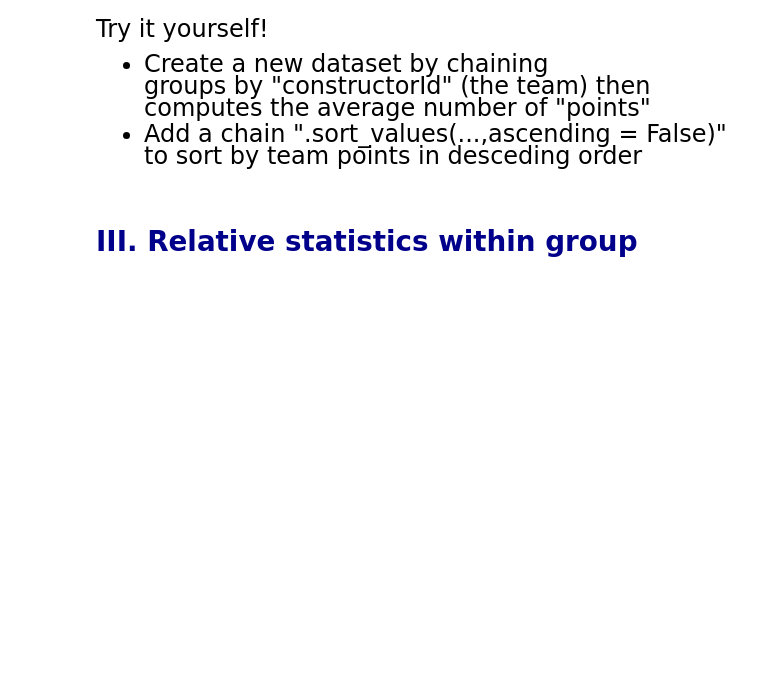
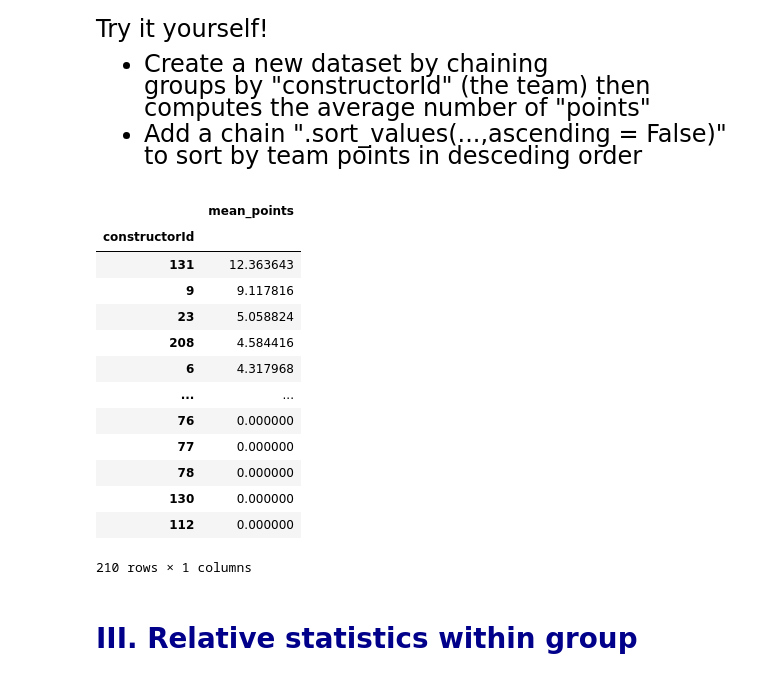
Before and after one commit to zoe-liu-724/qtm151spring2025, a Jupyter notebook: lecture_14/lecture_14.ipynb, the cells around one changed output. Drawn from its saved outputs; the diff is of its cells as text; code cells hidden in the pictures; blank space fills up the shorter version.

```diff
--- a/lecture_14/lecture_14.ipynb
+++ b/lecture_14/lecture_14.ipynb
@@ -319,3 +322,26 @@ to sort by team points in desceding order
+# %%
+# Write your own code
+
+sorted_data = (results.groupby("constructorId")
+                        .agg(mean_points = ('points','mean'))
+                        .sort_values("mean_points",ascending = False))
+
+sorted_data
+# %% [output]
+|  | mean_points |
+| constructorId |  |
+| 131 | 12.363643 |
+| 9 | 9.117816 |
+| 23 | 5.058824 |
+| 208 | 4.584416 |
+| 6 | 4.317968 |
+| ... | ... |
+| 76 | 0.000000 |
+| 77 | 0.000000 |
+| 78 | 0.000000 |
+| 130 | 0.000000 |
+| 112 | 0.000000 |
+210 rows × 1 columns
 # %% [markdown]
 # <span style="color:darkblue"> III. Relative statistics within group </span>
 # %% [markdown]
```
Also changed, not shown: parts of 2 cells of this notebook.
